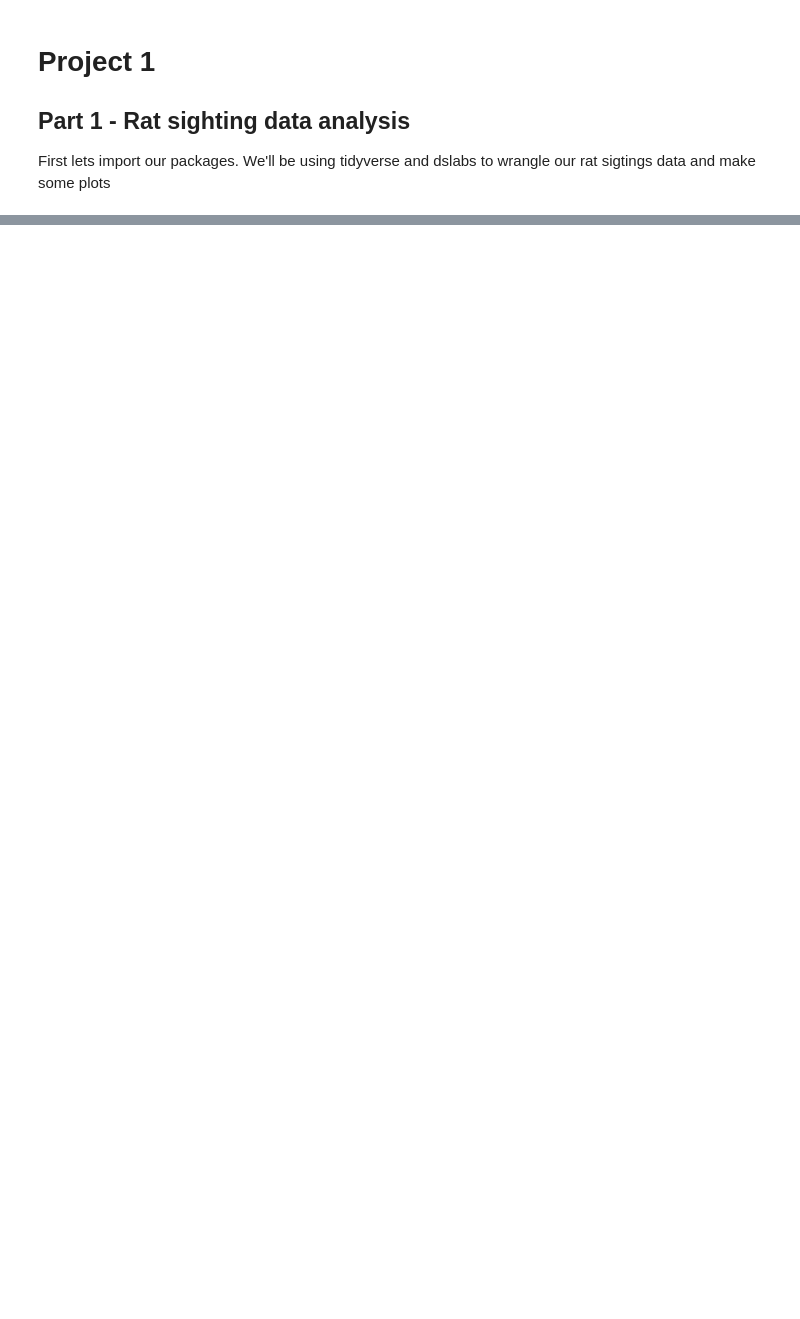
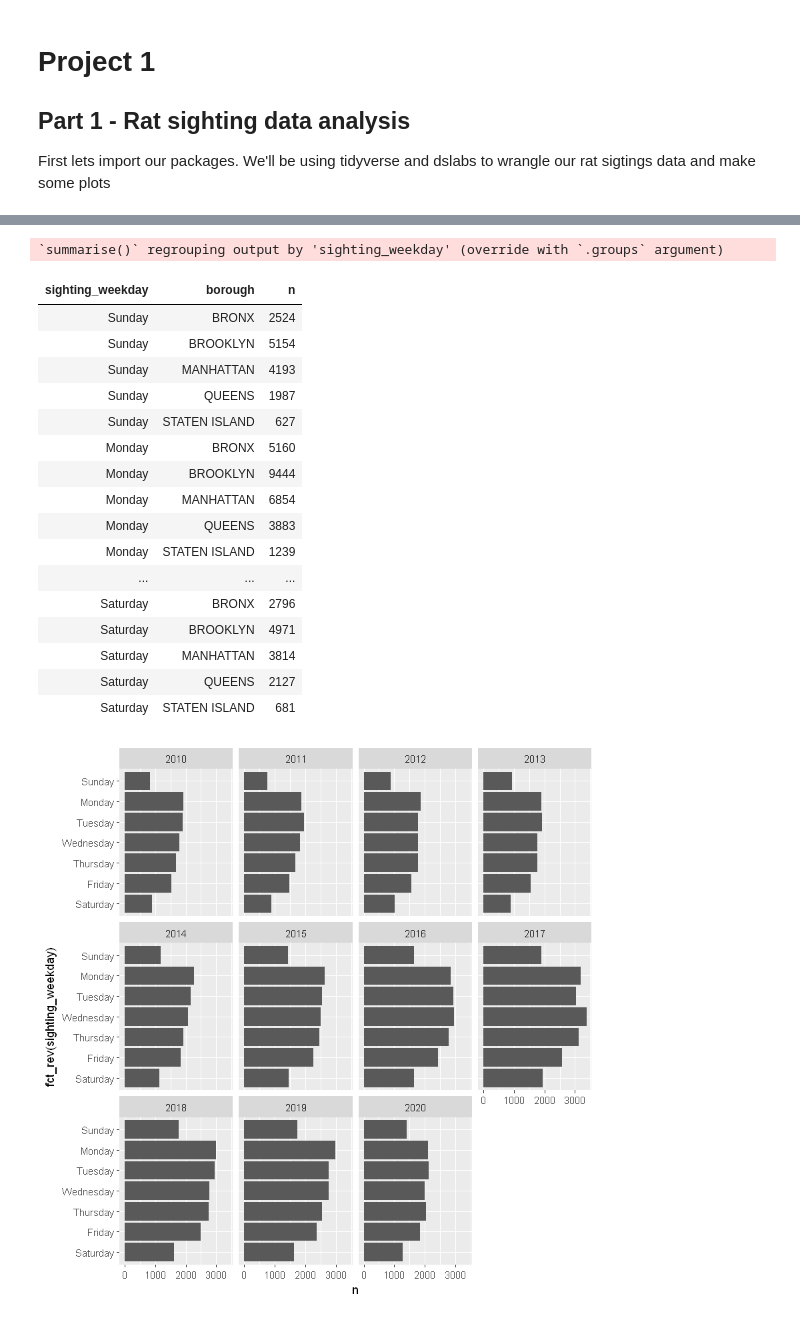
Before and after one commit to isaac-n-friends/Fall2020, a Jupyter notebook: SSC442/Project_1.ipynb, the cells around one changed output, grey strips where cells are left out. Saved outputs shown, nothing was run; the diff lists cells and outputs as text; code cells hidden in the pictures; blank space fills up the shorter version.

```diff
--- a/SSC442/Project_1.ipynb
+++ b/SSC442/Project_1.ipynb
@@ -18,0 +47,17 @@ Warning message:
+# %%
+rats_raw <- read_csv("data/Rat_Sightings.csv", na = c("", "NA", "N/A"))
+# If you get an error that says "All formats failed to parse. No formats
+# found", it's because the mdy_hms function couldn't parse the date. The date
+# variable *should* be in this format: "04/03/2017 12:00:00 AM", but in some
+# rare instances, it might load without the seconds as "04/03/2017 12:00 AM".
+# If there are no seconds, use mdy_hm() instead of mdy_hms().
+rats_clean <- rats_raw %>%
+  rename(created_date = `Created Date`,
+         location_type = `Location Type`,
+         borough = Borough) %>%
+  mutate(created_date = mdy_hms(created_date)) %>%
+  mutate(sighting_year = year(created_date),
+         sighting_month = month(created_date),
+         sighting_day = day(created_date),
+         sighting_weekday = wday(created_date, label = TRUE, abbr = FALSE)) %>%
+  filter(borough != "Unspecified")
@@ -18,0 +94,21 @@ Warning message:
+# %%
+rats_clean %>%
+  count(sighting_weekday)
+# Assign a summarized data frame to an object to use it in a plot
+rats_by_weekday <- rats_clean %>%
+  count(sighting_weekday, sighting_year)
+ggplot(rats_by_weekday, aes(x = fct_rev(sighting_weekday), y = n)) +
+  geom_col() +
+  coord_flip() +
+  facet_wrap(~ sighting_year)
+# See the count of rat sightings by weekday and borough
+rats_clean %>%
+  count(borough, sighting_year)
+# An alternative to count() is to specify the groups with group_by() and then
+# be explicit about how you're summarizing the groups, such as calculating the
+# mean, standard deviation, or number of observations (we do that here with
+# `n()`).
+rats_clean %>%
+  group_by(sighting_weekday, borough) %>%
+  summarize(n = n())
+# %% [output]
@@ -18,0 +140,19 @@ Warning message:
+`summarise()` regrouping output by 'sighting_weekday' (override with `.groups` argument)
+| sighting_weekday | borough | n |
+| Sunday | BRONX | 2524 |
+| Sunday | BROOKLYN | 5154 |
+| Sunday | MANHATTAN | 4193 |
+| Sunday | QUEENS | 1987 |
+| Sunday | STATEN ISLAND | 627 |
+| Monday | BRONX | 5160 |
+| Monday | BROOKLYN | 9444 |
+| Monday | MANHATTAN | 6854 |
+| Monday | QUEENS | 3883 |
+| Monday | STATEN ISLAND | 1239 |
+| ... | ... | ... |
+| Saturday | BRONX | 2796 |
+| Saturday | BROOKLYN | 4971 |
+| Saturday | MANHATTAN | 3814 |
+| Saturday | QUEENS | 2127 |
+| Saturday | STATEN ISLAND | 681 |
+[figure, added]
```
Also changed, not shown: parts of 28 cells of this notebook, 3 other files.
